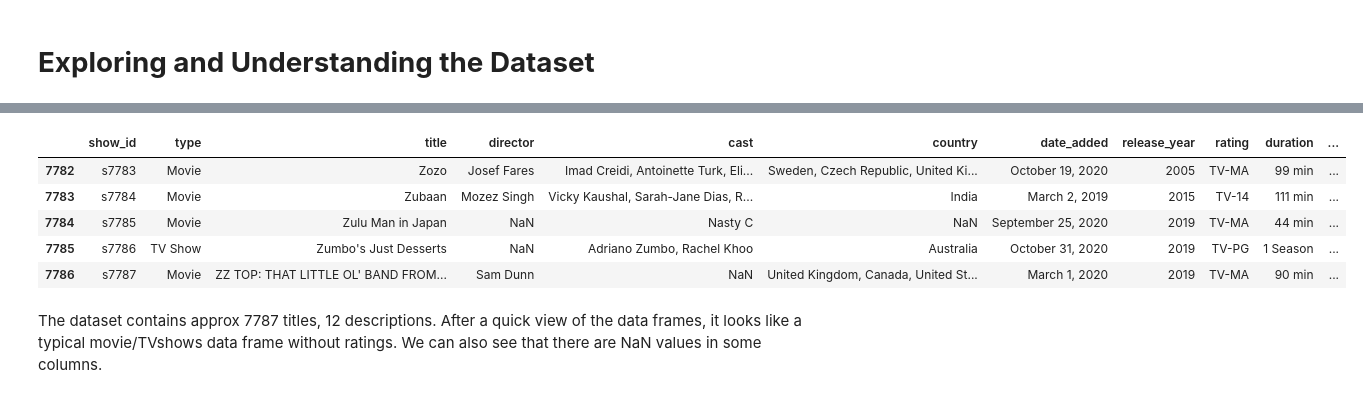
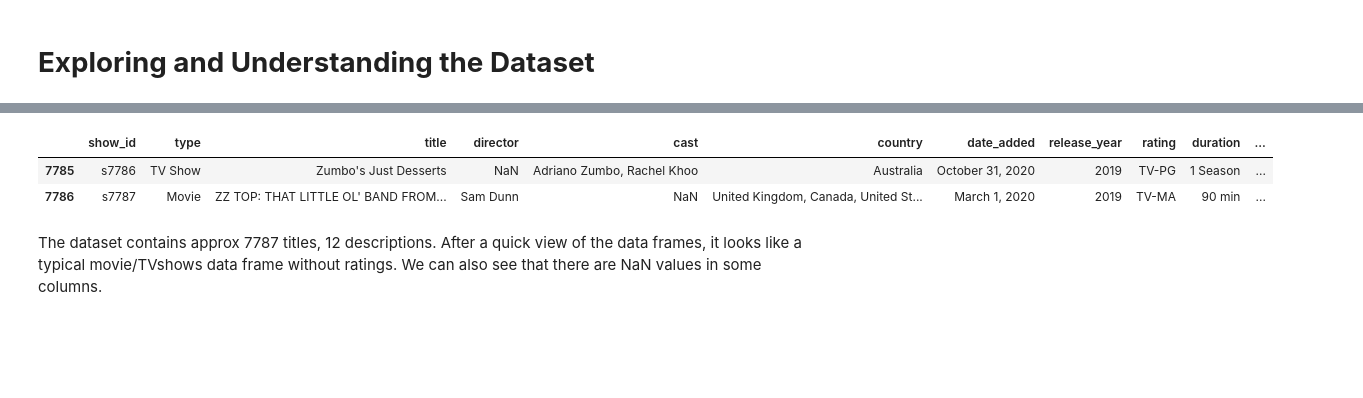
Before and after one commit to VrushankAmare/Netflix-Movies-and-TV-Shows-Clustering, a Jupyter notebook: NETFLIX_MOVIES_AND_TV_SHOWS_CLUSTERING.ipynb, the cells around one changed output, grey strips where cells are left out. Saved outputs shown, nothing was run; the diff lists cells and outputs as text; code cells hidden in the pictures; blank space fills up the shorter version.

```diff
--- a/NETFLIX_MOVIES_AND_TV_SHOWS_CLUSTERING.ipynb
+++ b/NETFLIX_MOVIES_AND_TV_SHOWS_CLUSTERING.ipynb
@@ -128,11 +125,8 @@ Netflix_df.head()
 # %%
-#to show bottom five rows of the dataset
-Netflix_df.tail()
+#to show bottom 2 rows of the dataset
+Netflix_df.tail(2)
 # %% [output]
 |  | show_id | type | title | director | cast | country | date_added | release_year | rating | duration | ... |
-| 7782 | s7783 | Movie | Zozo | Josef Fares | Imad Creidi, Antoinette Turk, Eli... | Sweden, Czech Republic, United Ki... | October 19, 2020 | 2005 | TV-MA | 99 min | ... |
-| 7783 | s7784 | Movie | Zubaan | Mozez Singh | Vicky Kaushal, Sarah-Jane Dias, R... | India | March 2, 2019 | 2015 | TV-14 | 111 min | ... |
-| 7784 | s7785 | Movie | Zulu Man in Japan | NaN | Nasty C | NaN | September 25, 2020 | 2019 | TV-MA | 44 min | ... |
 | 7785 | s7786 | TV Show | Zumbo's Just Desserts | NaN | Adriano Zumbo, Rachel Khoo | Australia | October 31, 2020 | 2019 | TV-PG | 1 Season | ... |
 | 7786 | s7787 | Movie | ZZ TOP: THAT LITTLE OL' BAND FROM... | Sam Dunn | NaN | United Kingdom, Canada, United St... | March 1, 2020 | 2019 | TV-MA | 90 min | ... |
 # %% [markdown]
```
Also changed, not shown: parts of 159 cells of this notebook.
